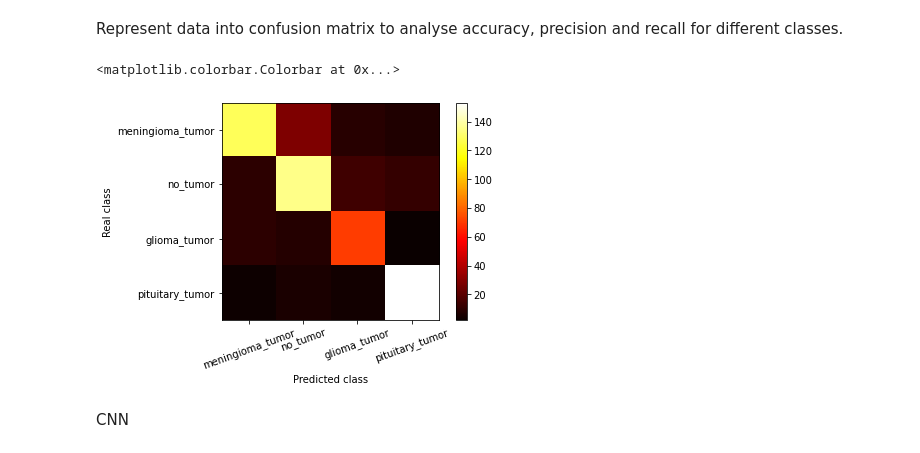
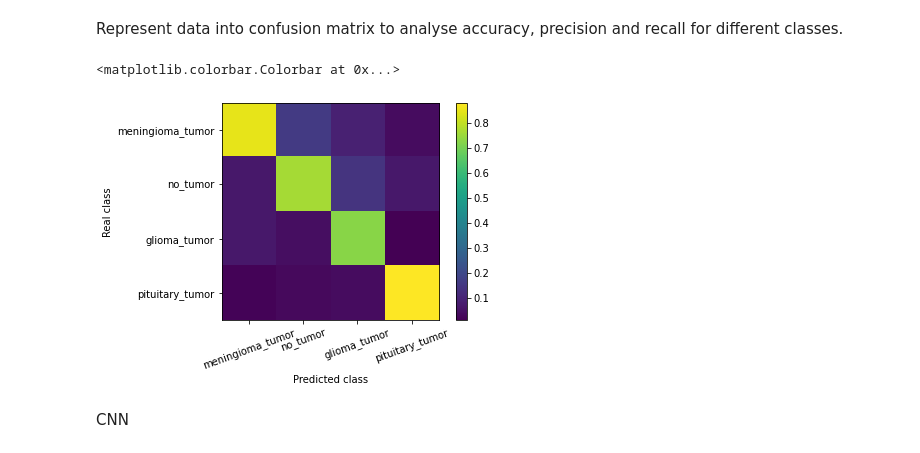
Before and after one commit to rr1017/AMLS_21-22-_SN21213556, a Jupyter notebook: Script.ipynb, the cells around one changed output. Cells and saved outputs as stored; diff of their text form; code cells hidden in the pictures.

```diff
--- a/Script.ipynb
+++ b/Script.ipynb
@@ -616,9 +616,9 @@ y_encoded = le.fit_transform(y_resampled)
 X_encoded = X_resampled.astype(np.float32)
 y_encoded = y_encoded.astype(np.int64)
 
-class L2NeuralNetwork(nn.Module):
+class NeuralNetwork(nn.Module):
     def __init__(self):
-        super(L2NeuralNetwork, self).__init__()
+        super(NeuralNetwork, self).__init__()
 
         self.dense0 = nn.Linear(15, 150) # number of input feature dimensions
         self.dense1 = nn.Linear(150, 150) # intermediate layer
@@ -633,7 +633,7 @@ class L2NeuralNetwork(nn.Module):
         return X
 
 net = NeuralNetClassifier(
-    L2NeuralNetwork,
+    NeuralNetwork,
     max_epochs=150,
     lr=0.01,
     criterion=torch.nn.NLLLoss,
@@ -653,10 +653,11 @@ kfold = StratifiedKFold(n_splits=5,shuffle=True,random_state=0)
 tuned_parameters = dict(
     clf__lr = [0.0001,0.001,0.01,0.1],
     clf__criterion = [torch.nn.CrossEntropyLoss,torch.nn.NLLLoss],
-    clf__optimizer= [torch.optim.Adam,torch.optim.SGD,torch.optim.Adamax]
+    clf__optimizer= [torch.optim.Adam,torch.optim.SGD,torch.optim.Adamax],
+    clf__batch_size = [20,50,100,150,200]
 )
 
-# gs = GridSearchCV(pipe,tuned_parameters,scoring='accuracy',cv=kfold)
+gs = GridSearchCV(pipe,tuned_parameters,scoring='f1_macro',cv=kfold)
 
 pipe.fit(X_encoded,y_encoded)
 
@@ -700,15 +701,15 @@ A lower validation than training error can be caused by fluctuations associated
 # %% [markdown]
 Represent data into confusion matrix to analyse accuracy, precision and recall for different classes.
 # %%
-plt.imshow(confusion_matrix(y_true,y_pred),cmap='hot')
+plt.imshow(confusion_matrix(y_true,y_pred)/confusion_matrix(y_true,y_pred).sum(axis=0),cmap='viridis') # normalise to total number of samples per class
 plt.xticks([0,1,2,3],df['label'].unique(),rotation=20)
 plt.xlabel('Predicted class')
 plt.ylabel('Real class')
 plt.yticks([0,1,2,3],df['label'].unique())
 plt.colorbar()
 # %% [output]
 <matplotlib.colorbar.Colorbar at 0x...>
-[figure, old version]
+[figure, new version]
 # %% [markdown]
 CNN
 # %% [markdown]
```
Also changed, not shown: parts of 1 cell of this notebook.
